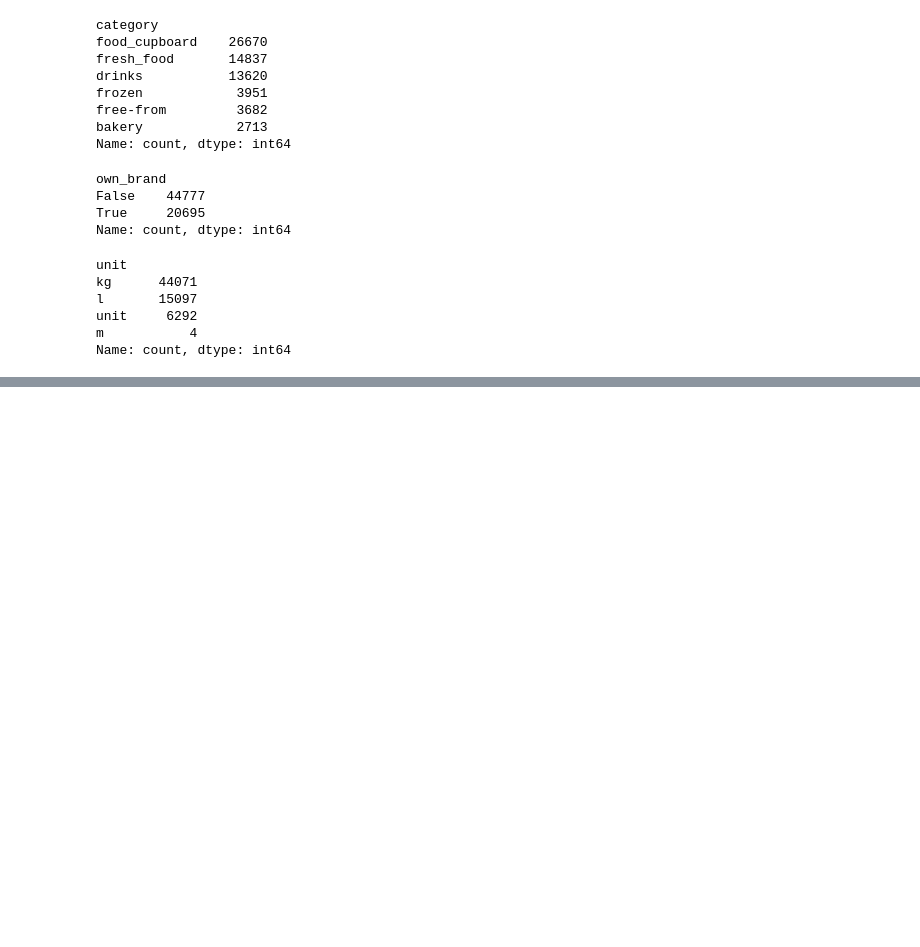
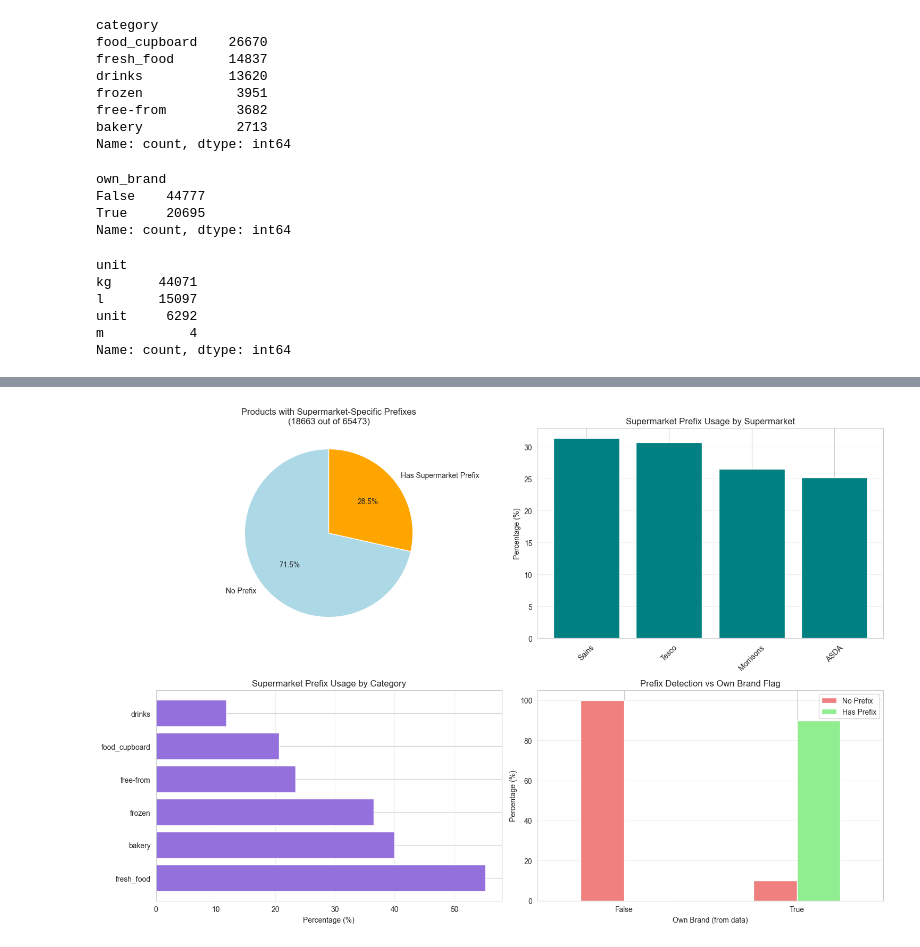
Before and after one commit to Jtemp0/shopwiser-matching-algorithm, a Jupyter notebook: pre-cleaning-and-eda.ipynb, the cells around one changed output, grey strips where cells are left out. Drawn from its saved outputs; the diff is of its cells as text; code cells hidden in the pictures; blank space fills up the shorter version.

Commit message:
Claude is ON; Add normalization and feature extraction notebook; EDA is extensive now

```diff
--- a/pre-cleaning-and-eda.ipynb
+++ b/pre-cleaning-and-eda.ipynb
@@ -68,0 +295,78 @@ df
+# %%
+## 3. Supermarket Brand Prefix Analysis
+
+# Define common supermarket prefixes
+supermarket_prefixes = {
+    'Tesco': ['Tesco', 'Tesco Finest', 'Tesco Value', 'Tesco Everyday Value', 'Tesco Free From', 'Tesco Organic'],
+    'ASDA': ['ASDA', 'Asda', 'ASDA Extra Special', 'Asda Smart Price', 'ASDA Free From', 'Asda Chosen By You'],
+    'Morrisons': ['Morrisons', 'Morrisons The Best', 'Morrisons Savers', 'Morrisons Free From', 'M Kitchen'],
+    'Sains': ['Sainsbury\'s', 'Sainsburys', 'Taste the Difference', 'Basics', 'Sainsbury Free From', 'SO Organic']
+}
+
+# Function to detect if name starts with supermarket prefix
+def has_supermarket_prefix(name, supermarket):
+    if pd.isna(name):
+        return False
+    name_lower = str(name).lower()
+    prefixes = supermarket_prefixes.get(supermarket, [])
+    return any(name_lower.startswith(prefix.lower()) for prefix in prefixes)
+
+# Detect supermarket-branded products
+df['has_own_prefix'] = df.apply(lambda row: has_supermarket_prefix(row['names'], row['supermarket']), axis=1)
+
+fig, axes = plt.subplots(2, 2, figsize=(15, 10))
+
+# Overall prefix usage
+prefix_counts = df['has_own_prefix'].value_counts()
+axes[0, 0].pie(prefix_counts, labels=['No Prefix', 'Has Supermarket Prefix'], autopct='%1.1f%%',
+               colors=['lightblue', 'orange'], startangle=90)
+axes[0, 0].set_title(f'Products with Supermarket-Specific Prefixes\n({df["has_own_prefix"].sum()} out of {len(df)})')
+
+# Prefix usage by supermarket
+prefix_by_supermarket = df.groupby('supermarket')['has_own_prefix'].agg(['sum', 'count'])
+prefix_by_supermarket['percentage'] = (prefix_by_supermarket['sum'] / prefix_by_supermarket['count'] * 100)
+prefix_by_supermarket = prefix_by_supermarket.sort_values('percentage', ascending=False)
+
+axes[0, 1].bar(prefix_by_supermarket.index, prefix_by_supermarket['percentage'], color='teal')
+axes[0, 1].set_ylabel('Percentage (%)')
+axes[0, 1].set_title('Supermarket Prefix Usage by Supermarket')
+axes[0, 1].tick_params(axis='x', rotation=45)
+axes[0, 1].grid(axis='y', alpha=0.3)
+
+# Prefix usage by category
+prefix_by_category = df.groupby('category')['has_own_prefix'].agg(['sum', 'count'])
+prefix_by_category['percentage'] = (prefix_by_category['sum'] / prefix_by_category['count'] * 100)
+prefix_by_category = prefix_by_category.sort_values('percentage', ascending=False)
+
+axes[1, 0].barh(prefix_by_category.index, prefix_by_category['percentage'], color='mediumpurple')
+axes[1, 0].set_xlabel('Percentage (%)')
+axes[1, 0].set_title('Supermarket Prefix Usage by Category')
+axes[1, 0].grid(axis='x', alpha=0.3)
+
+# Relationship between own_brand and has_own_prefix
+cross_tab = pd.crosstab(df['own_brand'], df['has_own_prefix'], normalize='index') * 100
+cross_tab.plot(kind='bar', ax=axes[1, 1], color=['lightcoral', 'lightgreen'])
+axes[1, 1].set_xlabel('Own Brand (from data)')
+axes[1, 1].set_ylabel('Percentage (%)')
+axes[1, 1].set_title('Prefix Detection vs Own Brand Flag')
+axes[1, 1].legend(['No Prefix', 'Has Prefix'], loc='best')
+axes[1, 1].tick_params(axis='x', rotation=0)
+axes[1, 1].grid(axis='y', alpha=0.3)
+
+plt.tight_layout()
+plt.show()
+
+print("\n=== Supermarket Prefix Statistics ===")
+print(f"Total products with supermarket prefix: {df['has_own_prefix'].sum()} ({df['has_own_prefix'].sum()/len(df)*100:.2f}%)")
+print(f"\nPrefix Usage by Supermarket:")
+print(prefix_by_supermarket.sort_values('percentage', ascending=False))
+print(f"\nPrefix Usage by Category:")
+print(prefix_by_category.sort_values('percentage', ascending=False))
+
+# Show examples of products with prefixes
+print(f"\n=== Sample Products WITH Supermarket Prefixes ===")
+print(df[df['has_own_prefix']][['names', 'supermarket', 'own_brand']].head(10))
+print(f"\n=== Sample Products WITHOUT Supermarket Prefixes ===")
+print(df[~df['has_own_prefix']][['names', 'supermarket', 'own_brand']].head(10))
+# %% [output]
+[figure, added]
```
Also changed, not shown: parts of 25 cells of this notebook, 10 other files.
